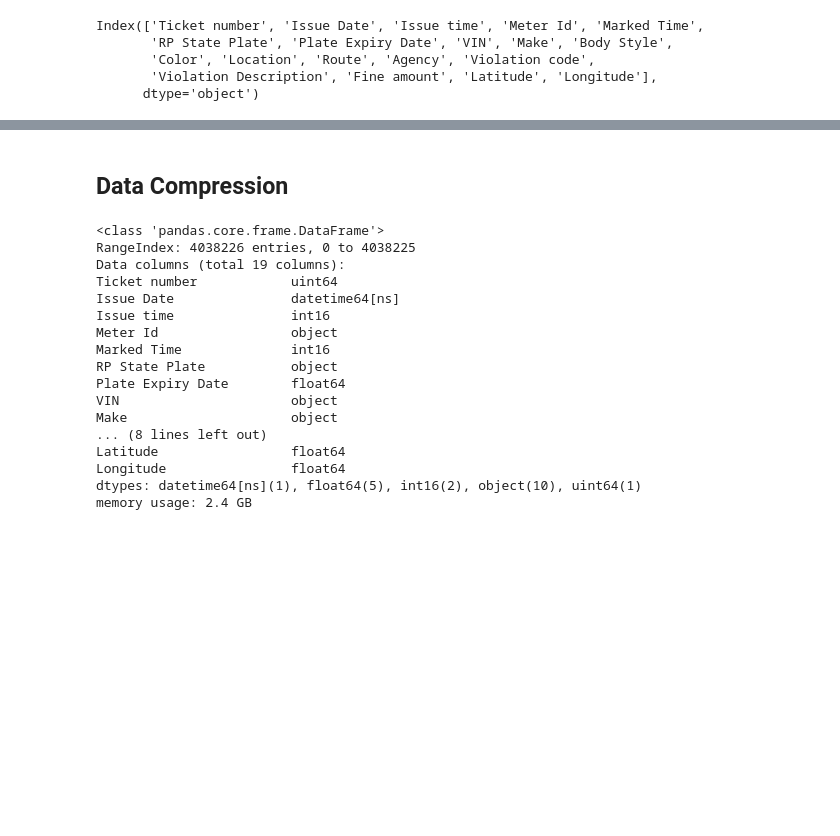
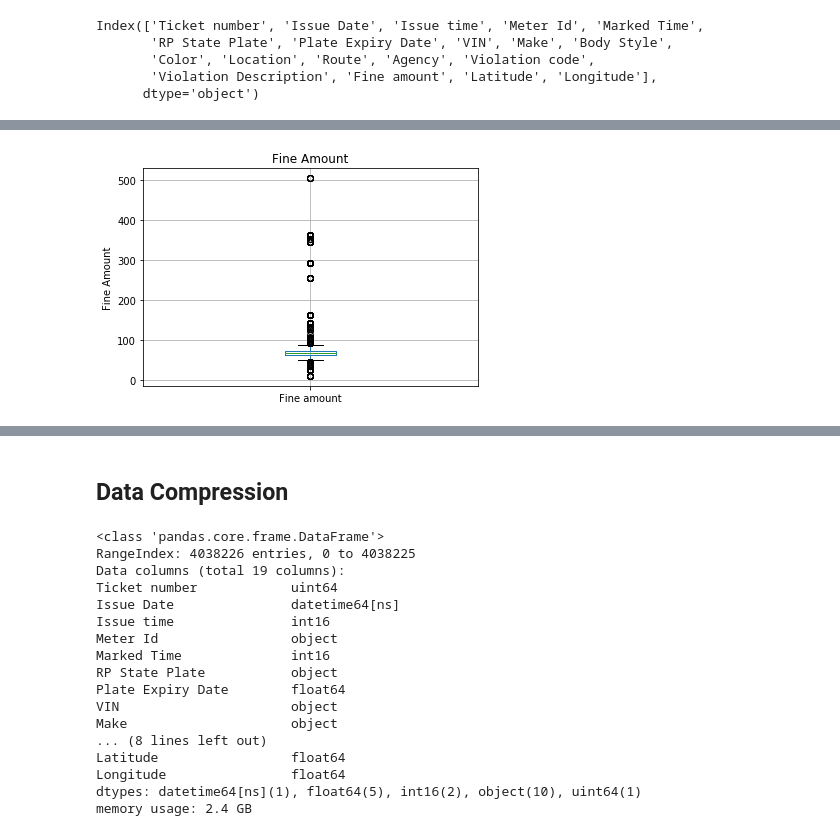
Before and after one commit to jachen36/2018_la_parking_citation, a Jupyter notebook: cleaning.ipynb, the cells around one changed output, grey strips where cells are left out. Saved outputs shown, nothing was run; the diff lists cells and outputs as text; code cells hidden in the pictures; blank space fills up the shorter version.

```diff
--- a/cleaning.ipynb
+++ b/cleaning.ipynb
@@ -945,0 +1043,7 @@ Index(['Ticket number', 'Issue Date', 'Issue time', 'Meter Id', 'Marked Time',
+# %%
+df[['Fine amount']].boxplot()
+plt.ylabel('Fine Amount ($)')
+plt.title('Fine Amount')
+plt.show()
+# %% [output]
+[figure, added]
```
Also changed, not shown: parts of 29 cells of this notebook, 5 other files.
